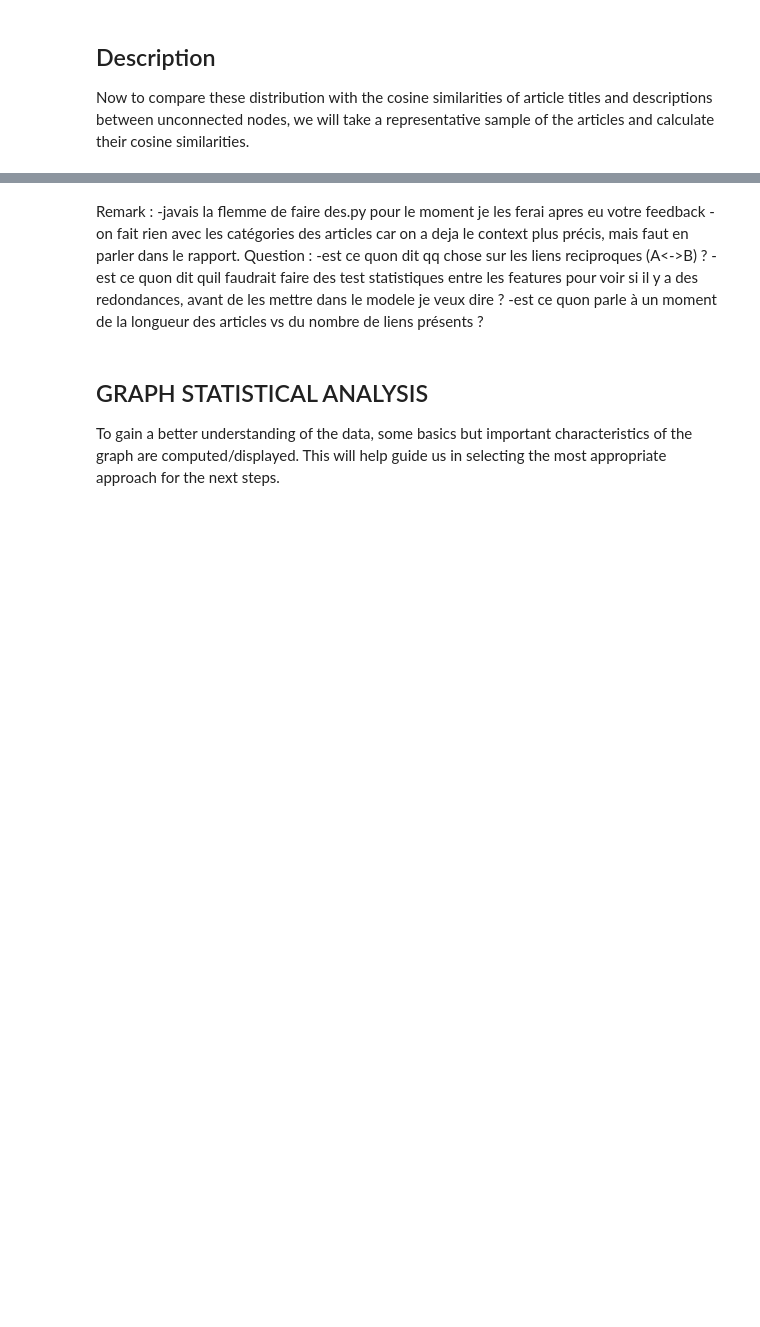
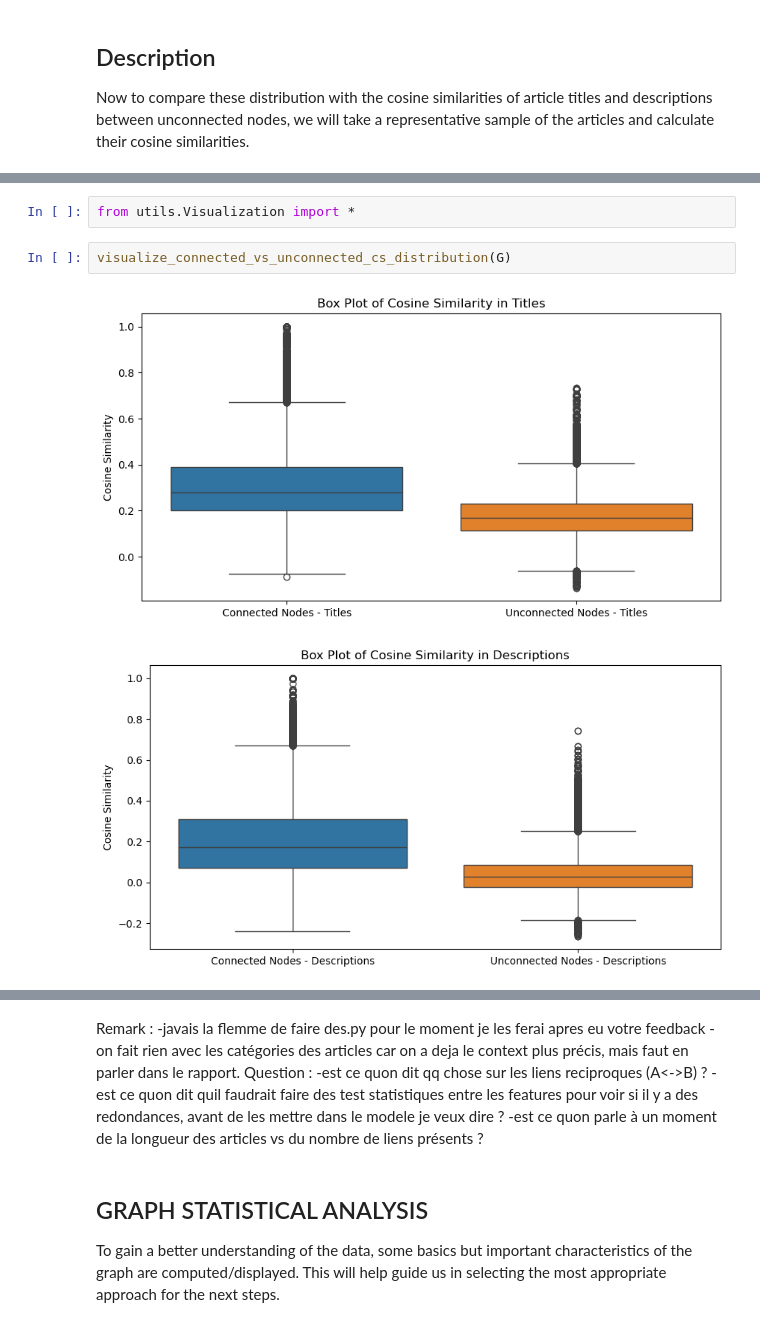
Before and after one commit to angelpras/epfl_ADA_project, a Jupyter notebook: results.ipynb, the cells around one changed output, grey strips where cells are left out. Cells and saved outputs as stored; diff of their text form; blank space fills up the shorter version.

Commit message:
Add links probability and plot connected vs unconnected node distribution

```diff
--- a/results.ipynb
+++ b/results.ipynb
@@ -140,0 +140,7 @@ Tropical_Storm_Ana_(2003) Tropical_Storm_Bonnie_(2004)
+# %%
+from utils.Visualization import *
+# %%
+visualize_connected_vs_unconnected_cs_distribution(G)
+# %% [output]
+[figure, added]
+[figure, added]
```
Also changed, not shown: parts of 8 cells of this notebook.
